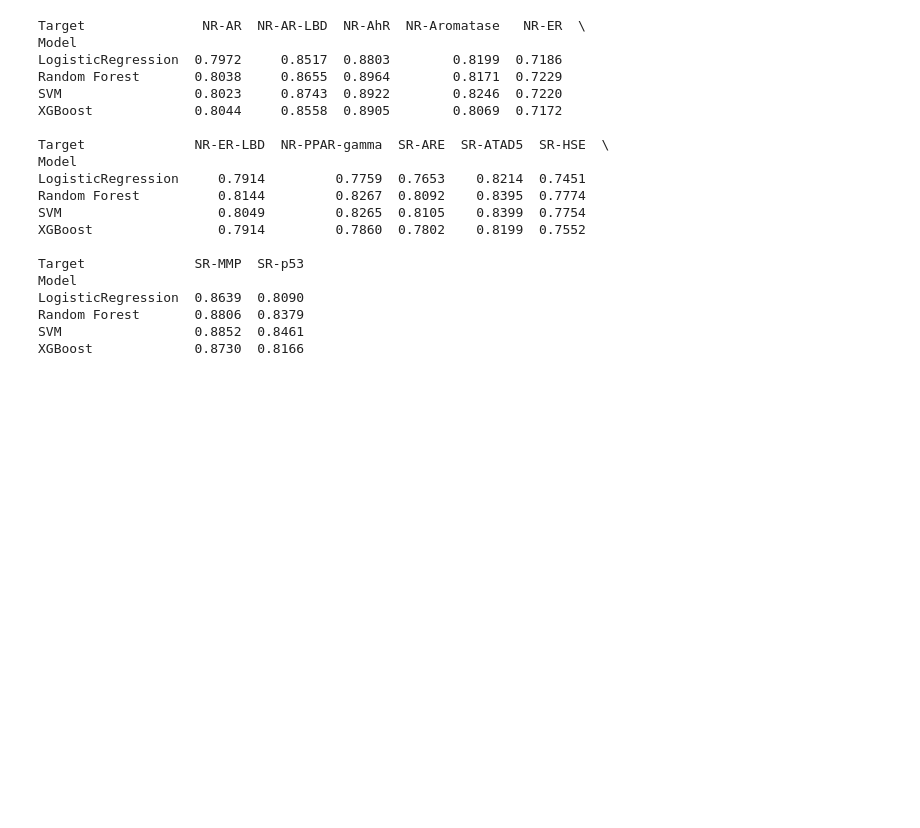
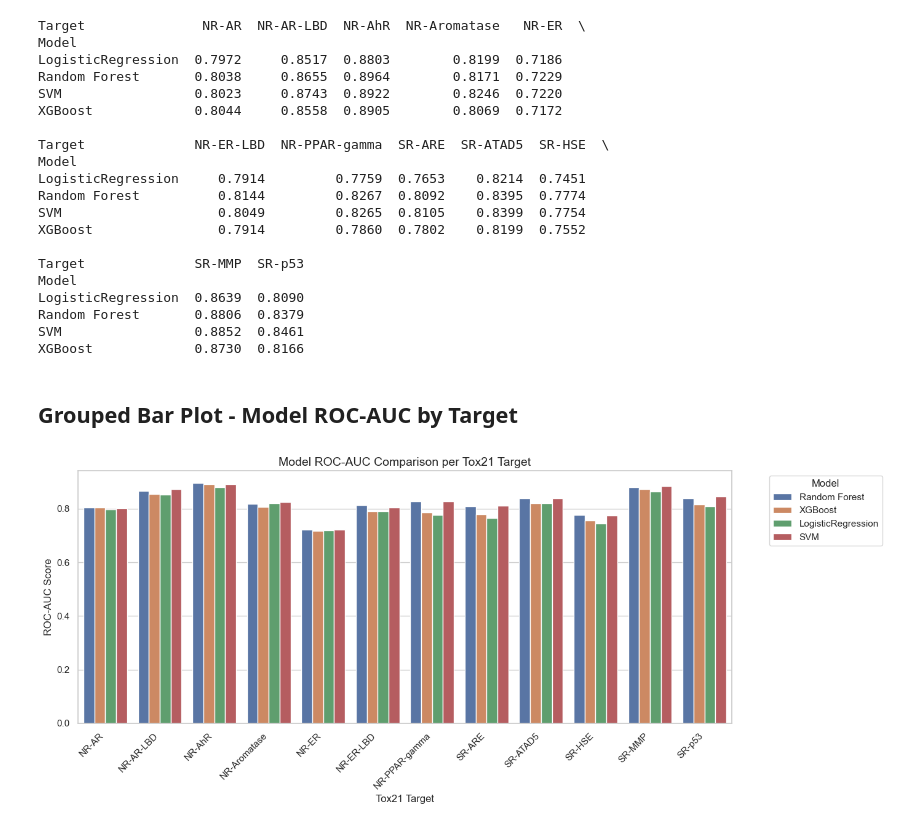
Before and after one commit to chanopsethiwan/MolecularPropertiesPrediction, a Jupyter notebook: notebook/tox21_saved_model_comparison.ipynb, the cells around one changed output. Saved outputs shown, nothing was run; the diff lists cells and outputs as text; code cells hidden in the pictures; blank space fills up the shorter version.

Commit message:
Updated heatmap and python notebook codes

```diff
--- a/notebook/tox21_saved_model_comparison.ipynb
+++ b/notebook/tox21_saved_model_comparison.ipynb
@@ -76,3 +76,40 @@ SVM                 0.8852  0.8461
 XGBoost             0.8730  0.8166
 # %%
 pivot_df.to_csv("pivoted_model_roc_auc_matrix.csv")
+# %% [markdown]
+## Grouped Bar Plot - Model ROC-AUC by Target
+# %%
+import pandas as pd
+import matplotlib.pyplot as plt
+import seaborn as sns
+
+# Load and combine your data
+df_rf_xgb = pd.read_csv("tox21_model_tuning_results.csv")
+df_lr = pd.read_csv("logistic_regression_tuning_results.csv")
+df_svm = pd.read_csv("svm_tuning_results.csv")
+
+df_rf_xgb_clean = df_rf_xgb[['Target', 'Model', 'ROC_AUC']]
+df_lr_clean = df_lr[['Target', 'Model', 'Best ROC-AUC']].rename(columns={'Best ROC-AUC': 'ROC_AUC'})
+df_svm_clean = df_svm[['Target', 'Model', 'Best ROC-AUC']].rename(columns={'Best ROC-AUC': 'ROC_AUC'})
+
+auc_combined_df = pd.concat([df_rf_xgb_clean, df_lr_clean, df_svm_clean], ignore_index=True)
+auc_combined_df['ROC_AUC'] = auc_combined_df['ROC_AUC'].round(4)
+
+# Create the plot
+sns.set(style="whitegrid")
+plt.figure(figsize=(14, 6))
+ax = sns.barplot(data=auc_combined_df, x="Target", y="ROC_AUC", hue="Model")
+
+plt.title("Model ROC-AUC Comparison per Tox21 Target", fontsize=14)
+plt.xlabel("Tox21 Target")
+plt.ylabel("ROC-AUC Score")
+plt.xticks(rotation=45, ha='right')
+plt.legend(title="Model", bbox_to_anchor=(1.05, 1), loc='upper left')
+
+# Save the plot
+plt.savefig("model_roc_auc_comparison.png", dpi=300, bbox_inches="tight")
+
+plt.tight_layout()
+plt.show()
+# %% [output]
+[figure, added]
```
Also changed, not shown: parts of 8 cells of this notebook, 8 other files.
